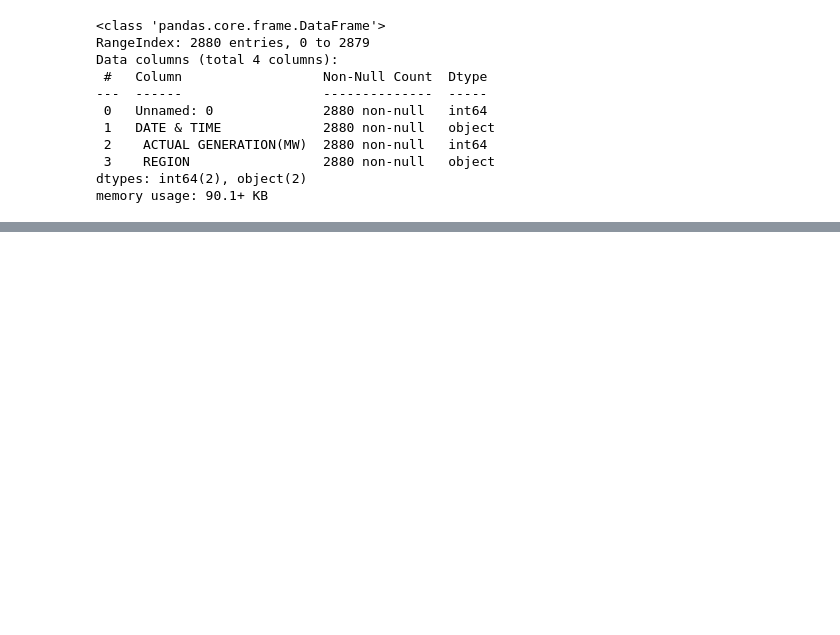
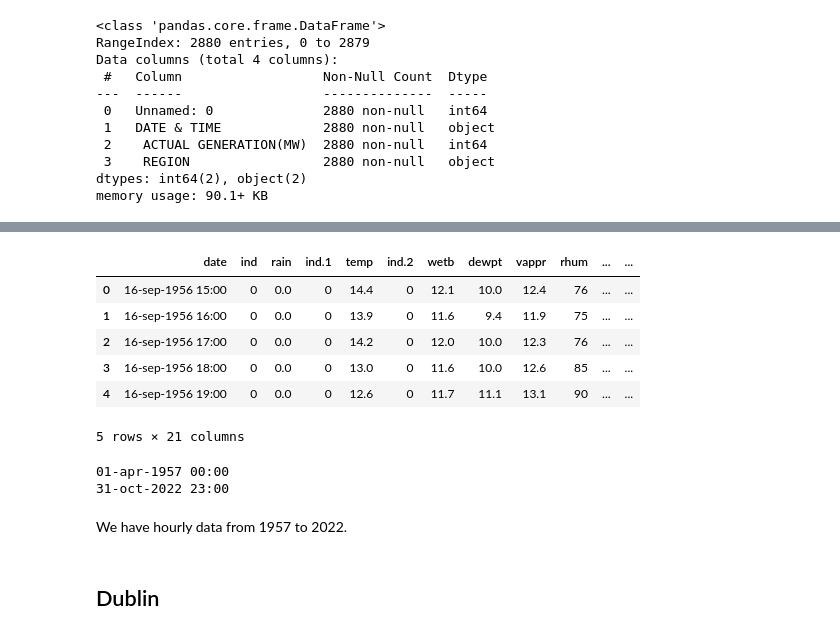
Before and after one commit to jmoro0408/Excess-Energy-Prediction, a Jupyter notebook: 1_data_inspection.ipynb, the cells around one changed output, grey strips where cells are left out. Cells and saved outputs as stored; diff of their text form; code cells hidden in the pictures; blank space fills up the shorter version.

```diff
--- a/1_data_inspection.ipynb
+++ b/1_data_inspection.ipynb
@@ -194,0 +255,4 @@ memory usage: 90.1+ KB
+# %%
+belmullet_dir = r'Raw_Data/met/BELMULLET/belmullet.csv'
+belmullet_df = read_blob_to_pandas(bucket_name, belmullet_dir, header=20,low_memory=False)
+belmullet_key_df = read_blob_to_pandas(bucket_name, belmullet_dir,sep = 'delimiter', header=None)
@@ -194,0 +308,20 @@ memory usage: 90.1+ KB
+# %%
+belmullet_df.head()
+# %% [output]
+|  | date | ind | rain | ind.1 | temp | ind.2 | wetb | dewpt | vappr | rhum | ... | ... |
+| 0 | 16-sep-1956 15:00 | 0 | 0.0 | 0 | 14.4 | 0 | 12.1 | 10.0 | 12.4 | 76 | ... | ... |
+| 1 | 16-sep-1956 16:00 | 0 | 0.0 | 0 | 13.9 | 0 | 11.6 | 9.4 | 11.9 | 75 | ... | ... |
+| 2 | 16-sep-1956 17:00 | 0 | 0.0 | 0 | 14.2 | 0 | 12.0 | 10.0 | 12.3 | 76 | ... | ... |
+| 3 | 16-sep-1956 18:00 | 0 | 0.0 | 0 | 13.0 | 0 | 11.6 | 10.0 | 12.6 | 85 | ... | ... |
+| 4 | 16-sep-1956 19:00 | 0 | 0.0 | 0 | 12.6 | 0 | 11.7 | 11.1 | 13.1 | 90 | ... | ... |
+5 rows × 21 columns
+# %%
+print(belmullet_df['date'].min())
+print(belmullet_df['date'].max())
+# %% [output]
+01-apr-1957 00:00
+31-oct-2022 23:00
+# %% [markdown]
+We have hourly data from 1957 to 2022.
+# %% [markdown]
+## Dublin
```
Also changed, not shown: parts of 21 cells of this notebook.
